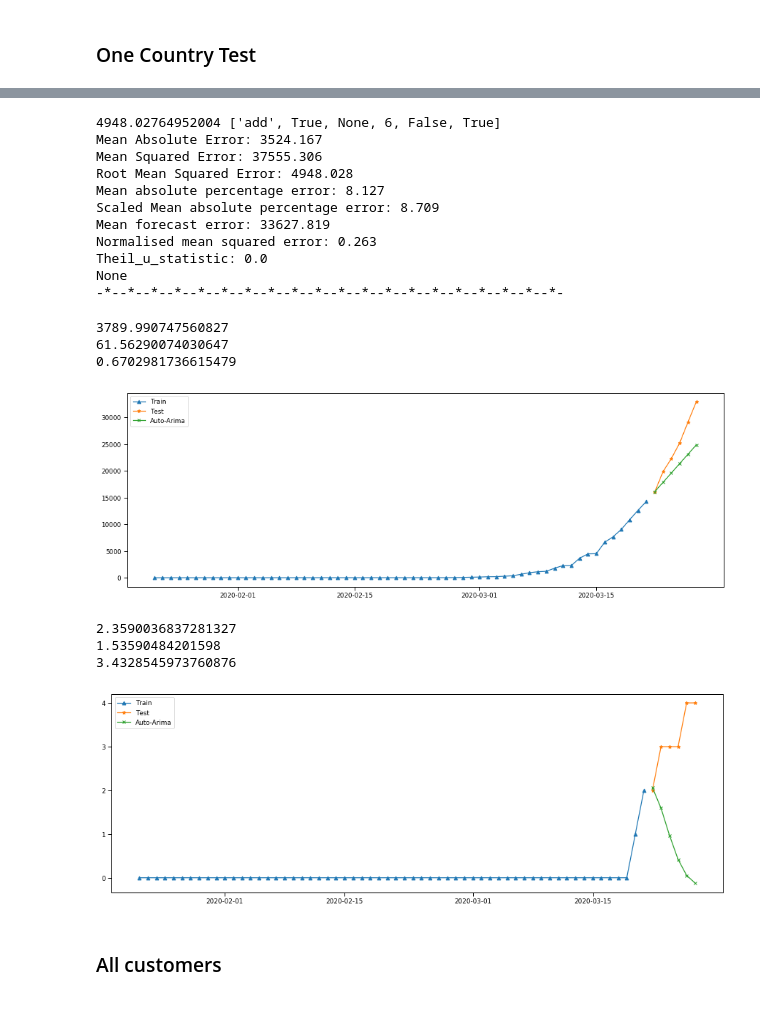
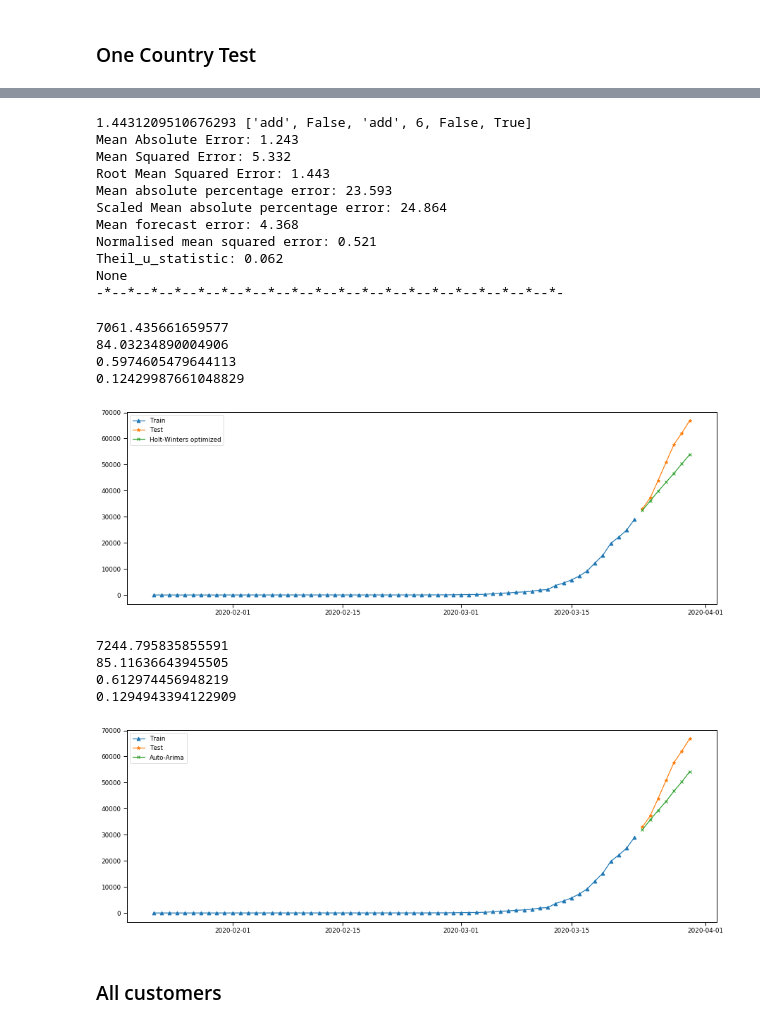
Before and after one commit to arnimpdm/Covid-19-prediction, a Jupyter notebook: Covid19_pred.ipynb, the cells around one changed output, grey strips where cells are left out. Saved outputs shown, nothing was run; the diff lists cells and outputs as text; code cells hidden in the pictures.

```diff
--- a/Covid19_pred.ipynb
+++ b/Covid19_pred.ipynb
@@ -622,3 +617,6 @@ df_ml_confirmed = df_ml_confirmed[['Confirmed', 'Province_and_country', 'Days_si
 df_ml.to_csv('df_ml.CSV',sep=',')
 # %% [markdown]
 ### One Country Test
+# %%
+split_date = datetime.today() - timedelta(days=8)
+split_date
@@ -645,11 +634,7 @@ Confirmed_test[['Confirmed', 'Confirmed_Prediction']]
 def SDMAE(y_true, y_pred):
     return mean_absolute_error(y_true, y_pred) / np.std(y_true)
 
-plt.rcParams["figure.figsize"] = (15,5)
-
-split_date = '21-Mar-2020'
-
-List = df_ml_confirmed.loc[(df_ml_confirmed.Province_and_country == "Andorra")]
+List = df_ml_confirmed.loc[(df_ml_confirmed.Province_and_country == "Germany")]
 
 Confirmed_train = List.loc[List.Date <= split_date].copy()
 Confirmed_test = List.loc[List.Date > split_date].copy()
@@ -674,4 +659,5 @@ plt.legend(loc='best')
 print(mean_absolute_error(y_pred=Confirmed_test['Confirmed_Prediction'], y_true=Confirmed_test['Confirmed']))
 print(np.sqrt(mean_absolute_error(y_pred=Confirmed_test['Confirmed_Prediction'], y_true=Confirmed_test['Confirmed'])))
 print(SDMAE(y_pred=Confirmed_test['Confirmed_Prediction'], y_true=Confirmed_test['Confirmed']))
+print(mean((Confirmed_test['Confirmed'] - Confirmed_test['Confirmed_Prediction']) / Confirmed_test['Confirmed']))
 # %% [output]
@@ -682,10 +669,6 @@ print(SDMAE(y_pred=Confirmed_test['Confirmed_Prediction'], y_true=Confirmed_test
 # %%
 def SDMAE(y_true, y_pred):
     return mean_absolute_error(y_true, y_pred) / np.std(y_true)
-
-plt.rcParams["figure.figsize"] = (15,5)
-
-split_date = '21-Mar-2020'
 
 List = df_ml_confirmed.loc[(df_ml_confirmed.Province_and_country == "Germany")]
 
@@ -717,4 +700,5 @@ plt.legend(loc='best')
 print(mean_absolute_error(y_pred=pred, y_true=test))
 print(np.sqrt(mean_absolute_error(y_pred=pred, y_true=test)))
 print(SDMAE(y_pred=pred.Confirmed, y_true=test.Confirmed))
+print(mean((test.Confirmed - pred.Confirmed) / test.Confirmed))
 # %% [output]
@@ -869,7 +854,7 @@ else:
 fit2 = hw_model1.fit(optimized=True, use_boxcox=b1, remove_bias=r1)
 
 #pred_HW = fit2.predict(start=pd.to_datetime('01-Apr-2019'), end = pd.to_datetime('29-Feb-2020'))
-pred_HW = fit2.forecast(6)
+pred_HW = fit2.forecast(7)
 
 pred_HW = pd.Series(data=pred_HW, index=ind)
 df_pass_pred = pd.concat([List, pred_HW.rename('pred_HW')], axis=1)
@@ -889,26 +874,22 @@ print('-*-'*20)
 # None
 # -*--*--*--*--*--*--*--*--*--*--*--*--*--*--*--*--*--*--*--*-
 # %% [output]
-4948.02764952004 ['add', True, None, 6, False, True]
-Mean Absolute Error: 3524.167
-Mean Squared Error: 37555.306
-Root Mean Squared Error: 4948.028
-Mean absolute percentage error: 8.127
-Scaled Mean absolute percentage error: 8.709
-Mean forecast error: 33627.819
-Normalised mean squared error: 0.263
-Theil_u_statistic: 0.0
+1.4431209510676293 ['add', False, 'add', 6, False, True]
+Mean Absolute Error: 1.243
+Mean Squared Error: 5.332
+Root Mean Squared Error: 1.443
+Mean absolute percentage error: 23.593
+Scaled Mean absolute percentage error: 24.864
+Mean forecast error: 4.368
+Normalised mean squared error: 0.521
+Theil_u_statistic: 0.062
 None
 -*--*--*--*--*--*--*--*--*--*--*--*--*--*--*--*--*--*--*--*-
 # %%
 def SDMAE(y_true, y_pred):
     return mean_absolute_error(y_true, y_pred) / np.std(y_true)
 
-plt.rcParams["figure.figsize"] = (15,5)
-
-split_date = '21-Mar-2020'
-
-List = df_ml_confirmed.loc[(df_ml_confirmed.Province_and_country == "France")]
+List = df_ml_confirmed.loc[(df_ml_confirmed.Province_and_country == "Germany")]
 
 List.index = List['Date']
 #List = List.reset_index(drop=True)
@@ -922,7 +903,7 @@ test = test.fillna(0)
 train = pd.DataFrame(train['Confirmed'])
 test = pd.DataFrame(test['Confirmed'])
 
-model = ExponentialSmoothing(train, trend='add', seasonal='None', seasonal_periods=12, damped=True) #Tuned_model
+model = ExponentialSmoothing(train, trend='add', seasonal='add', seasonal_periods=6, damped=False) #Tuned_model
 
 hw_model = model.fit(optimized=True, use_boxcox=False, remove_bias=True) #base_model
 
@@ -938,59 +919,59 @@ plt.legend(loc='best')
 print(mean_absolute_error(y_pred=pred, y_true=test))
 print(np.sqrt(mean_absolute_error(y_pred=pred, y_true=test)))
 print(SDMAE(y_pred=pred.Confirmed, y_true=test.Confirmed))
+print(mean((test.Confirmed - pred.Confirmed) / test.Confirmed))
 
-#['add', True, None, 6, False, True]
+#['add', False, 'add', 6, False, True]
 # t1,d1,s1,p1,b1,r1
 # %% [output]
-3789.990747560827
-61.56290074030647
-0.6702981736615479
+7061.435661659577
+84.03234890004906
+0.5974605479644113
+0.12429987661048829
-[figure, old version]
+[figure, new version]
 # %%
 def SDMAE(y_true, y_pred):
     return mean_absolute_error(y_true, y_pred) / np.std(y_true)
 
-plt.rcParams["figure.figsize"] = (15,5)
-
-split_date = '21-Mar-2020'
-
-List = df_ml_confirmed.loc[(df_ml_confirmed.Province_and_country == "Angola")]
+List = df_ml_confirmed.loc[(df_ml_confirmed.Province_and_country == "Germany")]
 
 List.index = List['Date']
 #List = List.reset_index(drop=True)
 
 train = List.loc[List.Date <= split_date]
 test = List.loc[List.Date > split_date]
 
 train = train.fillna(0)
 test = test.fillna(0)
 
 train = pd.DataFrame(train['Confirmed'])
 test = pd.DataFrame(test['Confirmed'])
 
 stepwise_fit = auto_arima(train, error_action='ignore', trace=False,
                       suppress_warnings=True, maxiter=100,
                       seasonal=True, stepwise=True)  # set to stepwise
 
 stepwise_fit.summary()
 
-pred = pd.DataFrame(stepwise_fit.predict(n_periods=6), index= test.index)
+pred = pd.DataFrame(stepwise_fit.predict(n_periods=7), index= test.index)
 
 pred.columns = ['Confirmed']
 
 plt.plot(train.index, train, label='Train',marker ='^')
 plt.plot(test.index, test, label='Test', marker = "*")
 plt.plot(test.index, pred, label='Auto-Arima', marker = "x")
 plt.legend(loc='best')
 
 print(mean_absolute_error(y_pred=pred, y_true=test))
 print(np.sqrt(mean_absolute_error(y_pred=pred, y_true=test)))
 print(SDMAE(y_pred=pred.Confirmed, y_true=test.Confirmed))
+print(mean((test.Confirmed - pred.Confirmed) / test.Confirmed))
 # %% [output]
-2.3590036837281327
-1.53590484201598
-3.4328545973760876
+7244.795835855591
+85.11636643945505
+0.612974456948219
+0.1294943394122909
-[figure, old version]
+[figure, new version]
 # %% [markdown]
 ### All customers
 # %%
```
Also changed, not shown: parts of 43 cells of this notebook.
